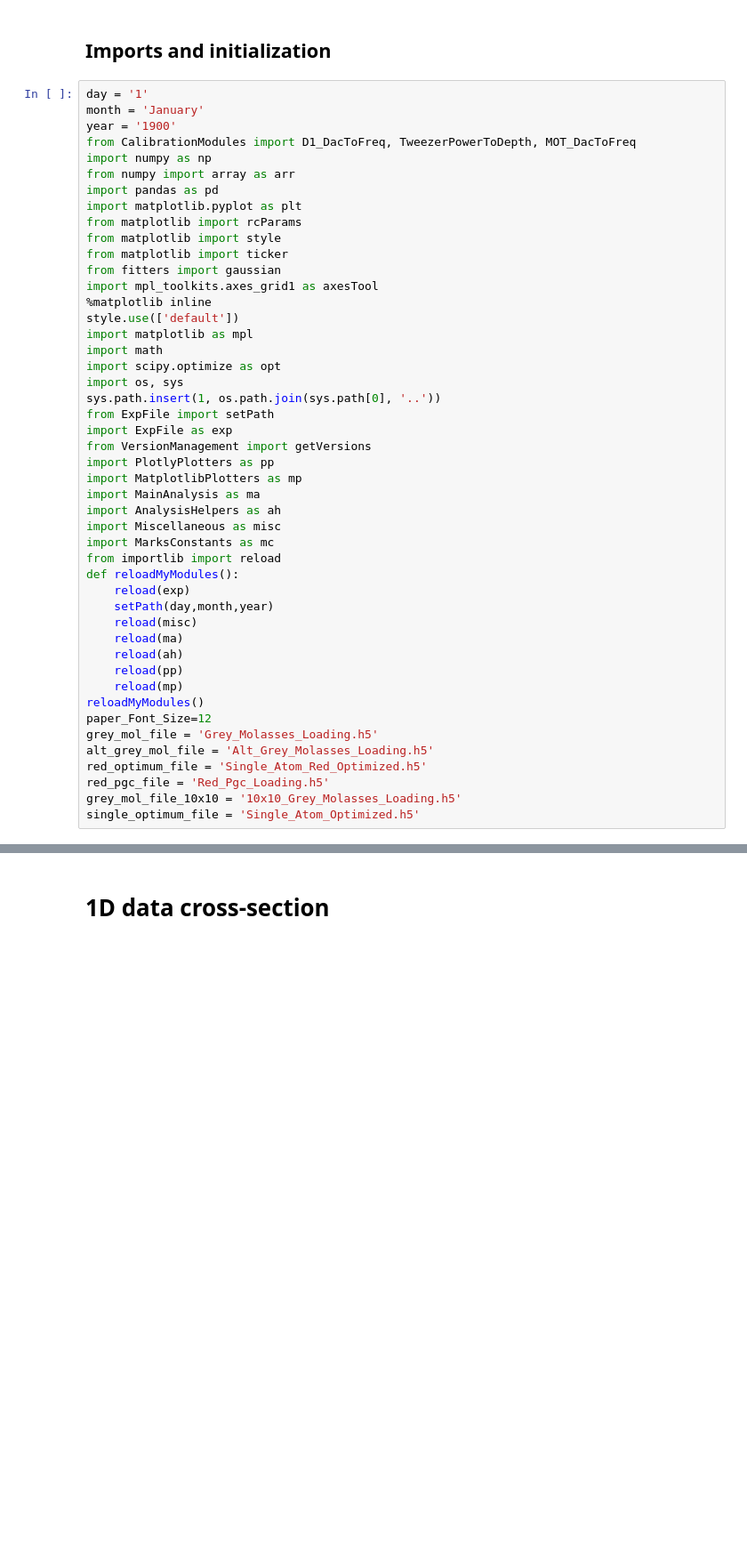
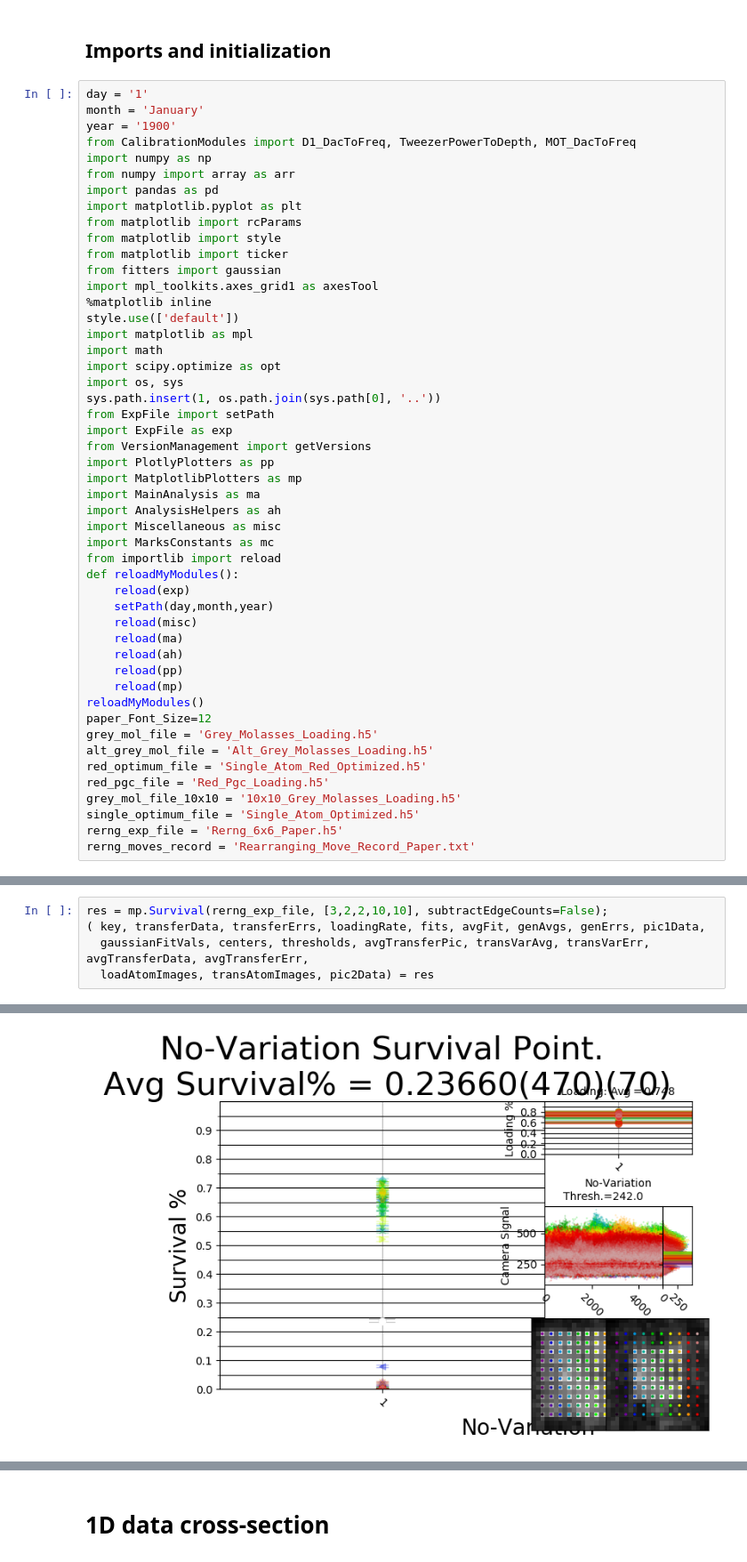
Before and after one commit to aquirdTurtle/Data-Analysis-Code, a Jupyter notebook: Grey-Loading-Paper/Data_Analysis_And_Figures.ipynb, the cells around one changed output, grey strips where cells are left out. Shown at 89% size. Drawn from its saved outputs; the diff is of its cells as text; blank space fills up the shorter version.

```diff
--- a/Grey-Loading-Paper/Data_Analysis_And_Figures.ipynb
+++ b/Grey-Loading-Paper/Data_Analysis_And_Figures.ipynb
@@ -54,3 +54,5 @@ red_optimum_file = 'Single_Atom_Red_Optimized.h5'
 red_pgc_file = 'Red_Pgc_Loading.h5'
 grey_mol_file_10x10 = '10x10_Grey_Molasses_Loading.h5'
 single_optimum_file = 'Single_Atom_Optimized.h5'
+rerng_exp_file = 'Rerng_6x6_Paper.h5'
+rerng_moves_record = 'Rearranging_Move_Record_Paper.txt'
@@ -101,0 +63,6 @@ def single_atom_analysis(file, title, units = None, showVals = False, realsize=F
+# %%
+res = mp.Survival(rerng_exp_file, [3,2,2,10,10], subtractEdgeCounts=False);
+( key, transferData, transferErrs, loadingRate, fits, avgFit, genAvgs, genErrs, pic1Data,
+  gaussianFitVals, centers, thresholds, avgTransferPic, transVarAvg, transVarErr, avgTransferData, avgTransferErr,
+  loadAtomImages, transAtomImages, pic2Data) = res
+# %% [output]
@@ -101,0 +76 @@ def single_atom_analysis(file, title, units = None, showVals = False, realsize=F
+[figure, added]
```
Also changed, not shown: parts of 27 cells of this notebook, 7 other files.
